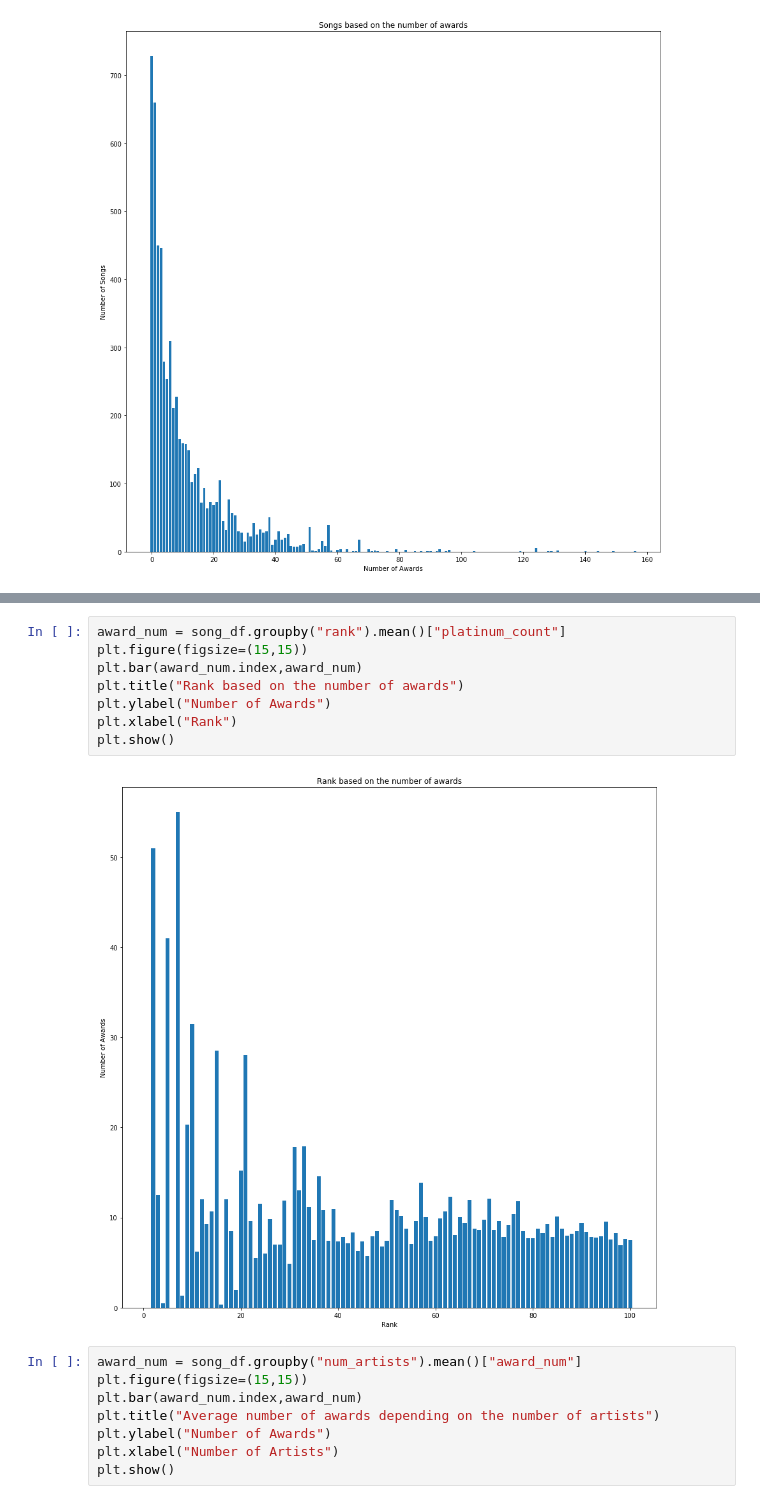
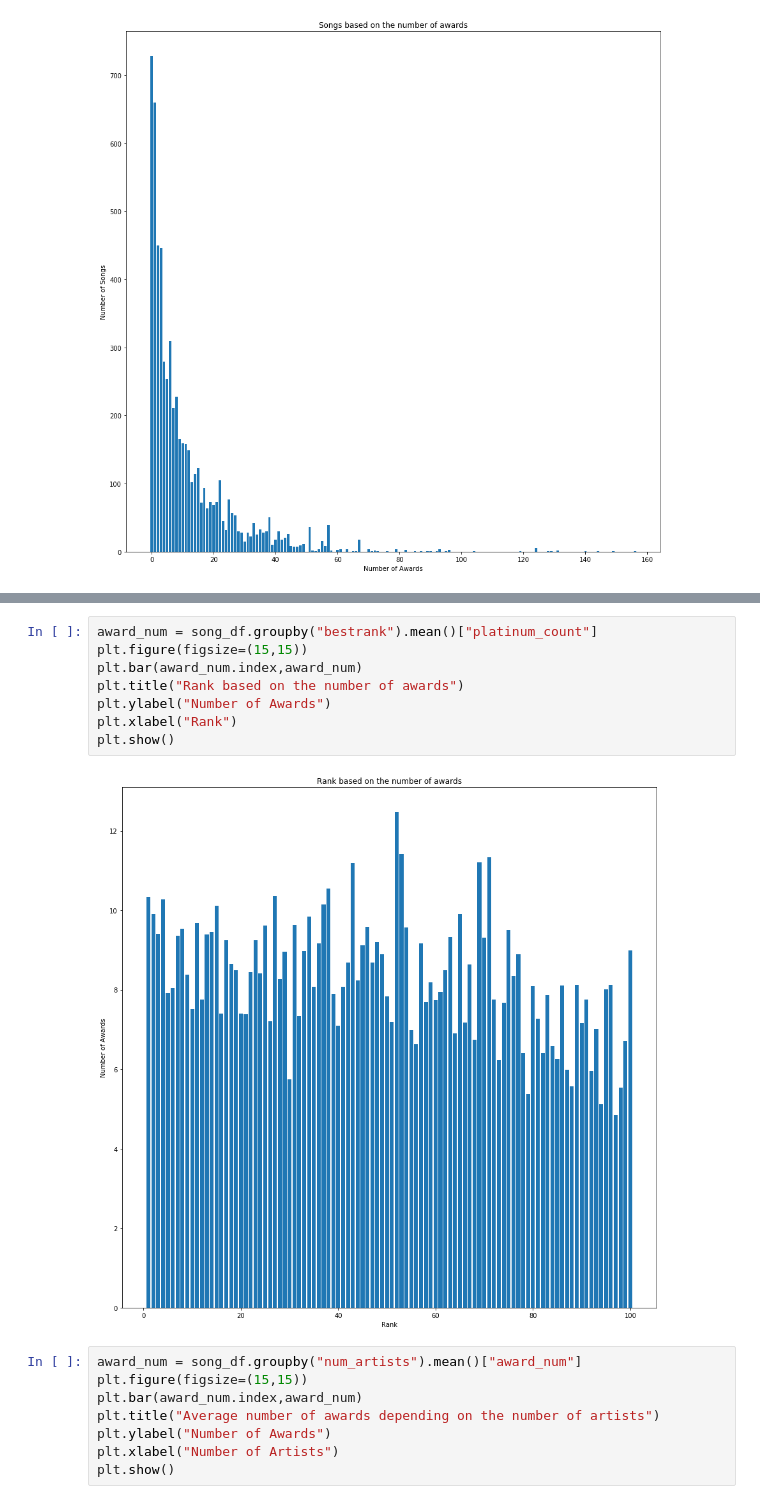
Before and after one commit to Weulass/Billboard-analytics, a Jupyter notebook: Aggregating.ipynb, the cells around one changed output, grey strips where cells are left out. Cells and saved outputs as stored; diff of their text form.

```diff
--- a/Aggregating.ipynb
+++ b/Aggregating.ipynb
@@ -200,13 +200,13 @@ plt.show()
 # %%
-award_num = song_df.groupby("rank").mean()["platinum_count"]
+award_num = song_df.groupby("bestrank").mean()["platinum_count"]
 plt.figure(figsize=(15,15))
 plt.bar(award_num.index,award_num)
 plt.title("Rank based on the number of awards")
 plt.ylabel("Number of Awards")
 plt.xlabel("Rank")
 plt.show()
 # %% [output]
-[figure, old version]
+[figure, new version]
 # %%
 award_num = song_df.groupby("num_artists").mean()["award_num"]
 plt.figure(figsize=(15,15))
```
Also changed, not shown: parts of 5 cells of this notebook, 1 other file.
